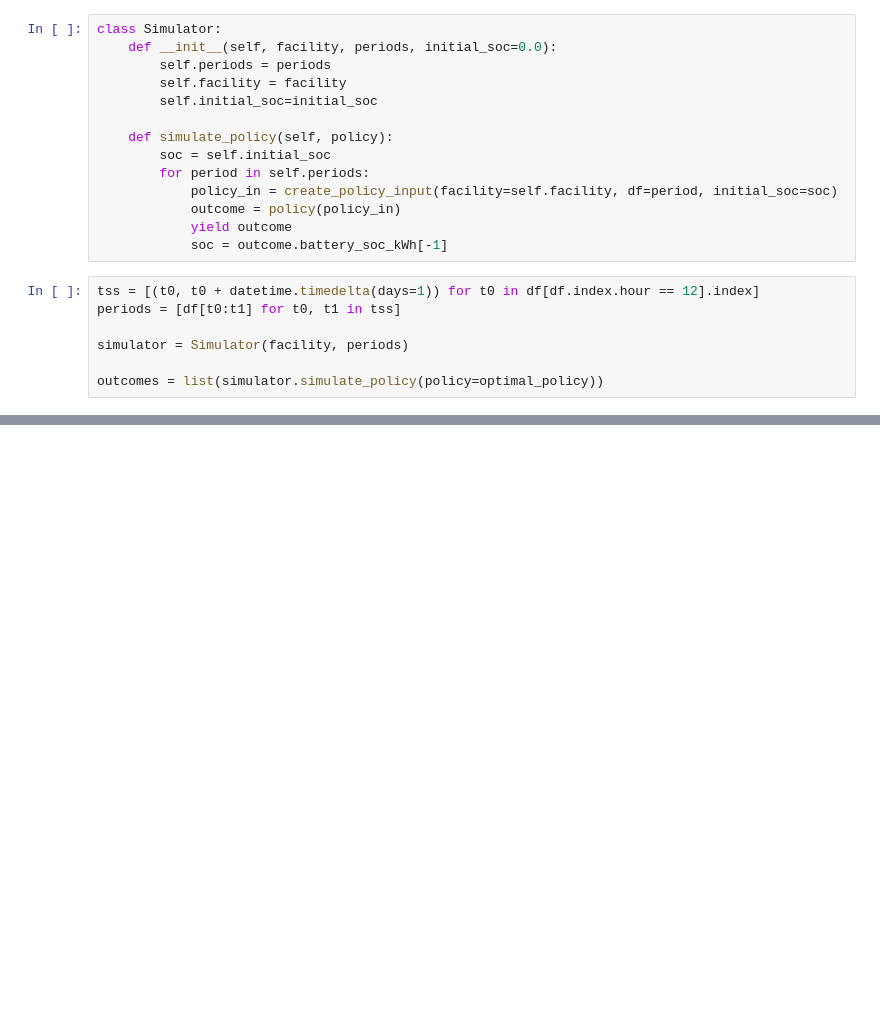
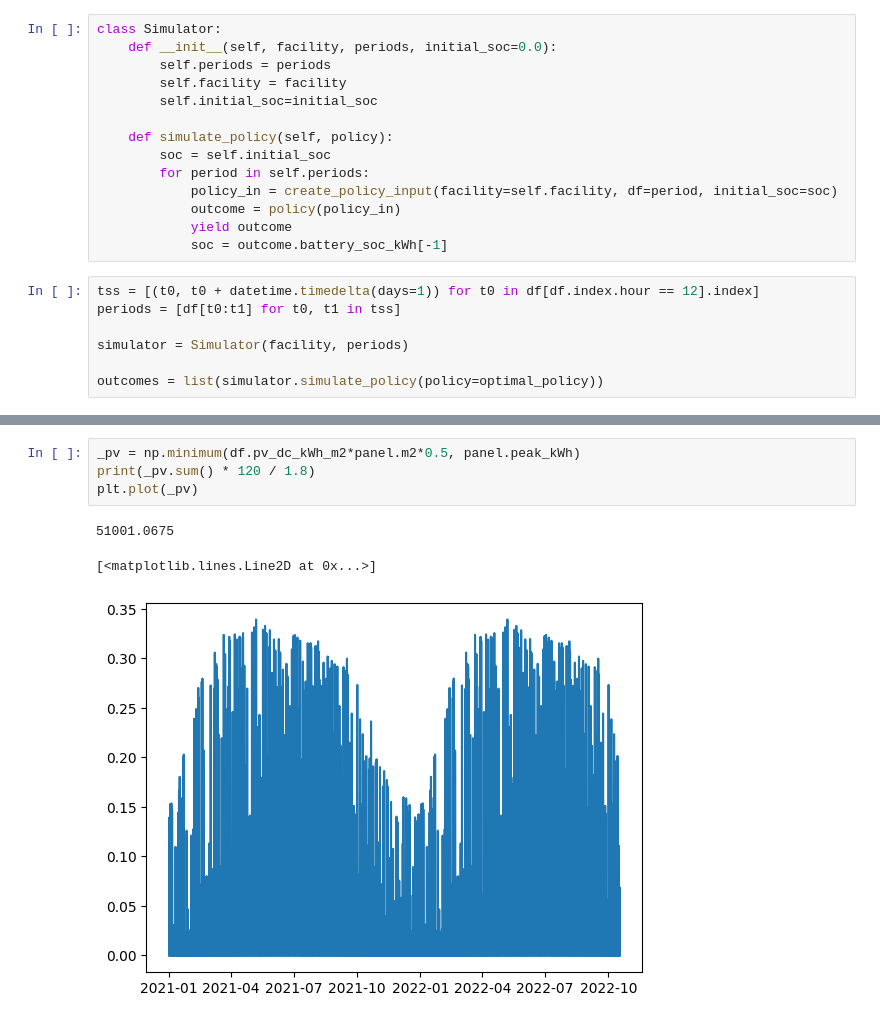
Before and after one commit to skipperkongen/elarb, a Jupyter notebook: notebooks/simulation.ipynb, the cells around one changed output, grey strips where cells are left out. Saved outputs shown, nothing was run; the diff lists cells and outputs as text; blank space fills up the shorter version.

```diff
--- a/notebooks/simulation.ipynb
+++ b/notebooks/simulation.ipynb
@@ -273,0 +285,8 @@ np.minimum([1,2,3,4,5], [5,4,3,2,1])
+# %%
+_pv = np.minimum(df.pv_dc_kWh_m2*panel.m2*0.5, panel.peak_kWh)
+print(_pv.sum() * 120 / 1.8)
+plt.plot(_pv)
+# %% [output]
+51001.0675
+[<matplotlib.lines.Line2D at 0x...>]
+[figure, added]
```
Also changed, not shown: parts of 13 cells of this notebook, 21 other files.
